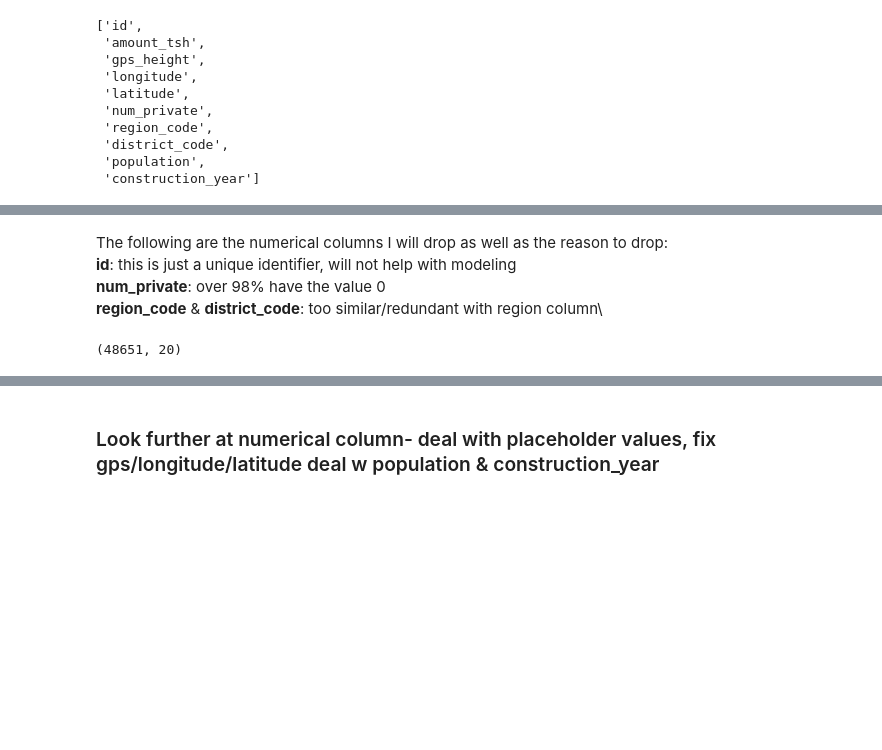
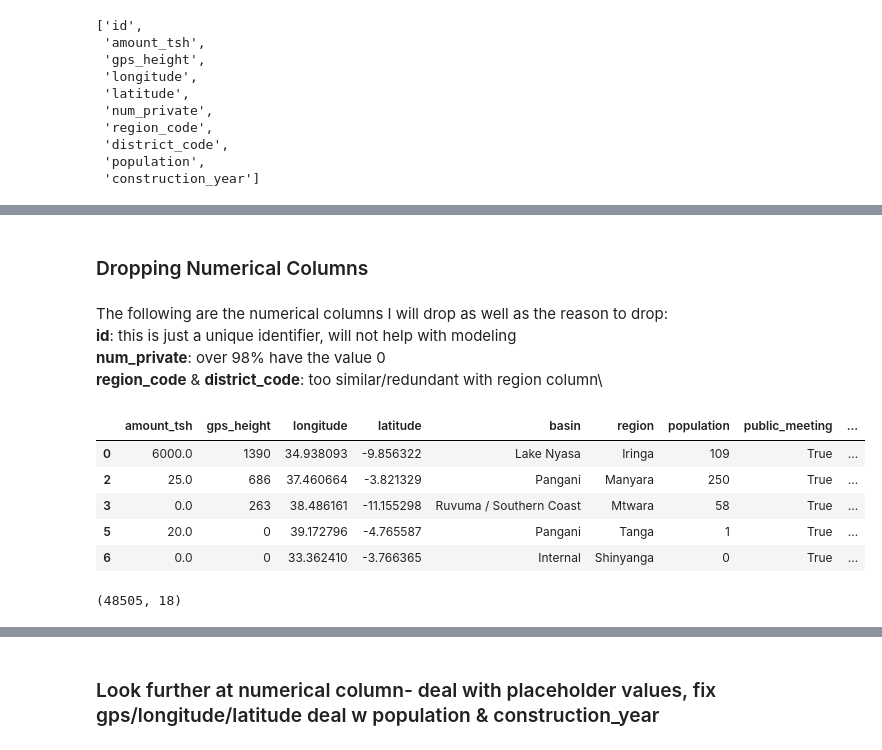
Before and after one commit to morgannash1/water_wells_project, a Jupyter notebook: notebook.ipynb, the cells around one changed output, grey strips where cells are left out. Saved outputs shown, nothing was run; the diff lists cells and outputs as text; code cells hidden in the pictures; blank space fills up the shorter version.

Commit message:
notebook/cleaning changes,commented next steps after TTS

```diff
--- a/notebook.ipynb
+++ b/notebook.ipynb
@@ -1074,11 +1149,26 @@ Name: latitude, Length: 47281, dtype: int64
+# %% [markdown]
+### Dropping Numerical Columns
 # %% [markdown]
 The following are the numerical columns I will drop as well as the reason to drop:\
 **id**: this is just a unique identifier, will not help with modeling\
 **num_private**: over 98% have the value 0\
 **region_code** & **district_code**: too similar/redundant with region column\
 # %%
-df.drop(['id', 'num_private', 'region_code', 'district_code'], axis=1, inplace=True)
+df_cleaned2 = df_cleaned1.drop(['id', 'num_private', 'region_code', 'district_code'], axis=1)
+# %%
+#Longitude column has 1336 rows with 0.0 and latitude has a matching amount of rows with -2.000000e-08 which is basically zero
+#I'll assume these are placeholders as the true values are most likely unknown
+#I will drop these rows at it accounts for less than 3% of our remaining data.
+df_clean = df_cleaned2[(df_cleaned2['longitude'] != 0.0) | (df_cleaned2['latitude'] != -2.000000e-08)]
+df_clean.head()
+# %% [output]
+|  | amount_tsh | gps_height | longitude | latitude | basin | region | population | public_meeting | ... |
+| 0 | 6000.0 | 1390 | 34.938093 | -9.856322 | Lake Nyasa | Iringa | 109 | True | ... |
+| 2 | 25.0 | 686 | 37.460664 | -3.821329 | Pangani | Manyara | 250 | True | ... |
+| 3 | 0.0 | 263 | 38.486161 | -11.155298 | Ruvuma / Southern Coast | Mtwara | 58 | True | ... |
+| 5 | 20.0 | 0 | 39.172796 | -4.765587 | Pangani | Tanga | 1 | True | ... |
+| 6 | 0.0 | 0 | 33.362410 | -3.766365 | Internal | Shinyanga | 0 | True | ... |
 # %%
-df.shape
+df_clean.shape
 # %% [output]
-(48651, 20)
+(48505, 18)
```
Also changed, not shown: parts of 67 cells of this notebook.
